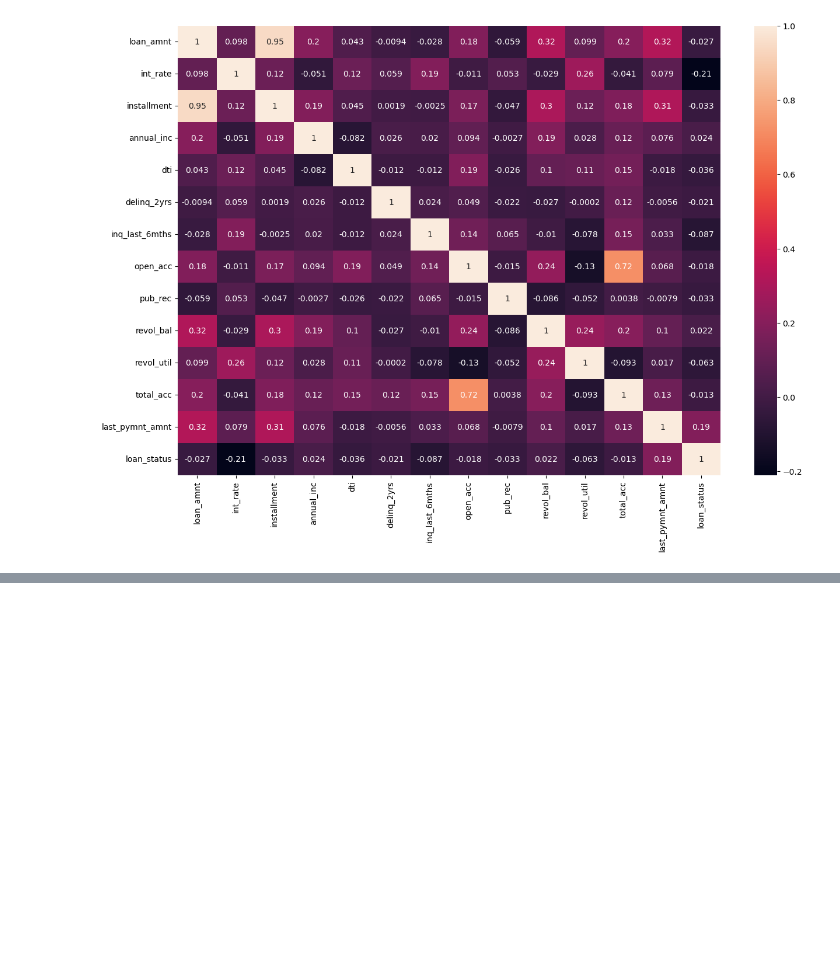
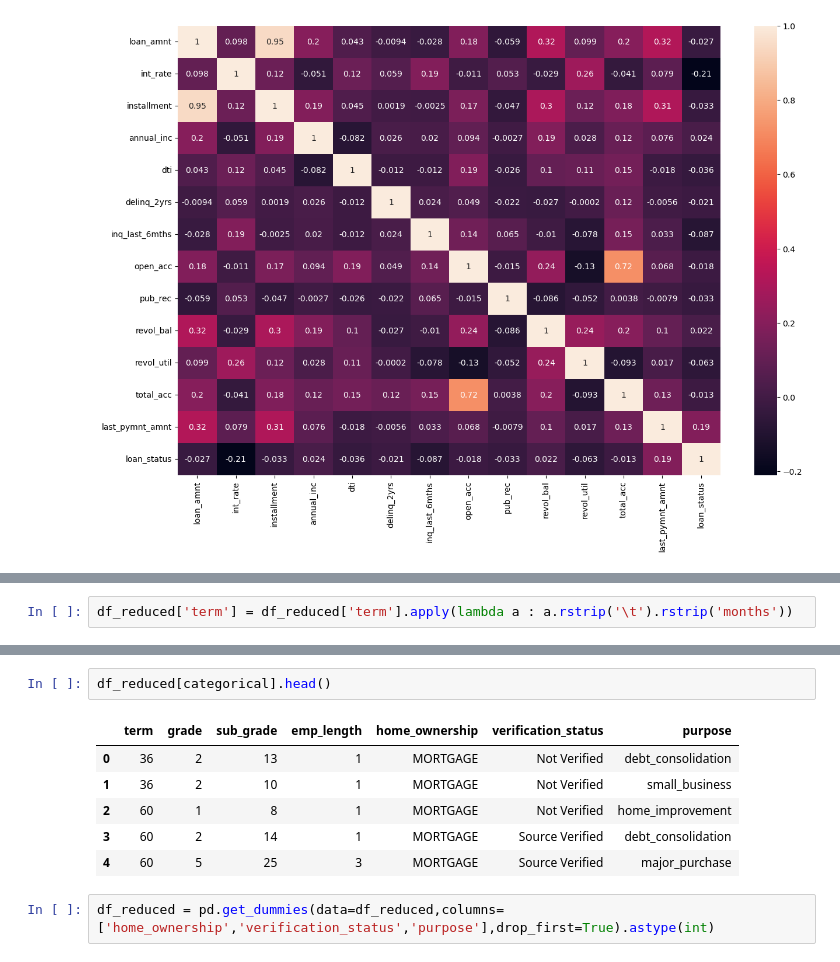
Before and after one commit to 10969shirazu/loan-eligibility-app, a Jupyter notebook: notebooks/data_exploration.ipynb, the cells around one changed output, grey strips where cells are left out. Cells and saved outputs as stored; diff of their text form; blank space fills up the shorter version.

```diff
--- a/notebooks/data_exploration.ipynb
+++ b/notebooks/data_exploration.ipynb
@@ -302,0 +312,2 @@ plt.show()
+# %%
+df_reduced['term'] = df_reduced['term'].apply(lambda a : a.rstrip('\t').rstrip('months'))
@@ -302,0 +340,11 @@ plt.show()
+# %%
+df_reduced[categorical].head()
+# %% [output]
+|  | term | grade | sub_grade | emp_length | home_ownership | verification_status | purpose |
+| 0 | 36 | 2 | 13 | 1 | MORTGAGE | Not Verified | debt_consolidation |
+| 1 | 36 | 2 | 10 | 1 | MORTGAGE | Not Verified | small_business |
+| 2 | 60 | 1 | 8 | 1 | MORTGAGE | Not Verified | home_improvement |
+| 3 | 60 | 2 | 14 | 1 | MORTGAGE | Source Verified | debt_consolidation |
+| 4 | 60 | 5 | 25 | 3 | MORTGAGE | Source Verified | major_purchase |
+# %%
+df_reduced = pd.get_dummies(data=df_reduced,columns=['home_ownership','verification_status','purpose'],drop_first=True).astype(int)
```
Also changed, not shown: parts of 9 cells of this notebook.
